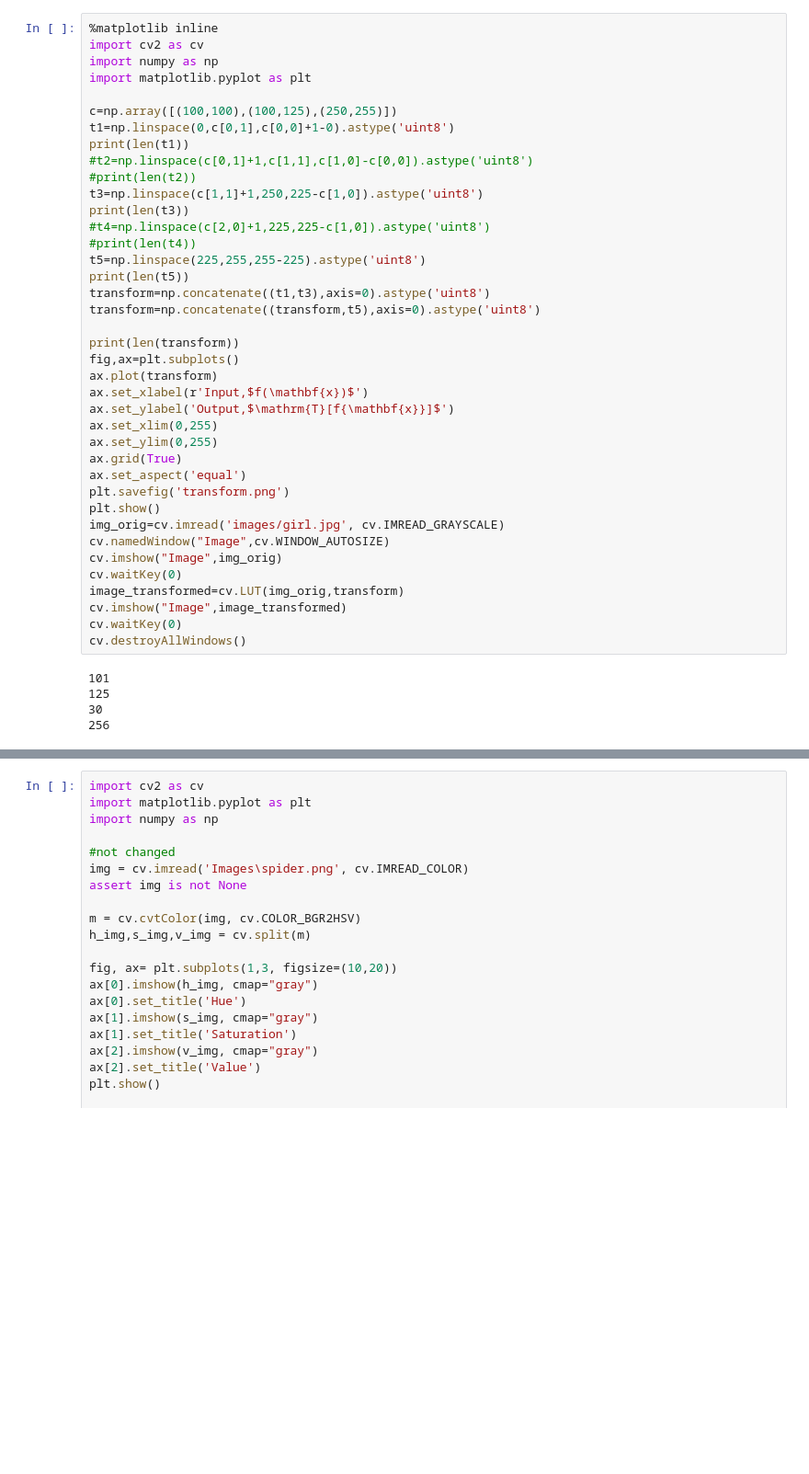
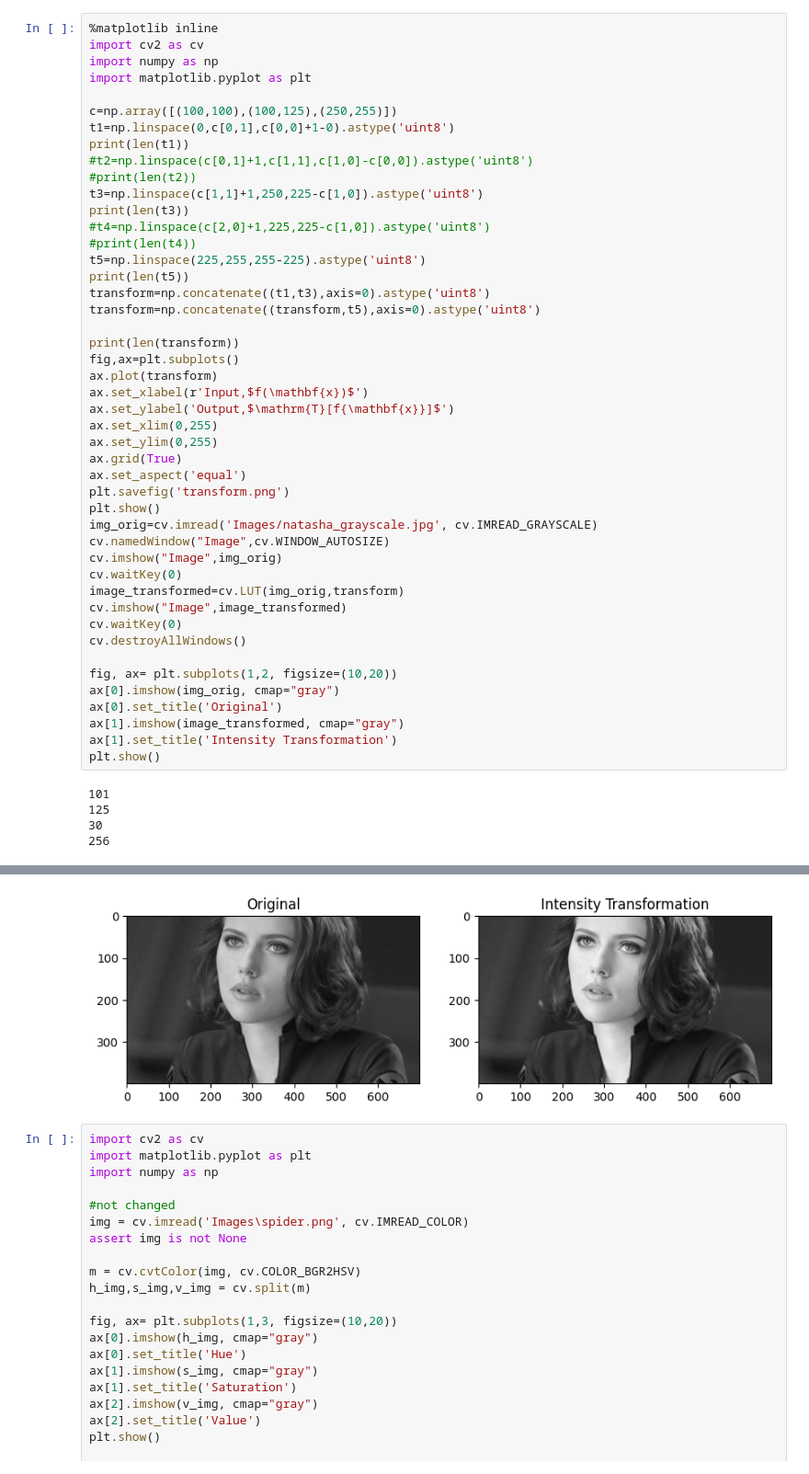
Before and after one commit to mitharaperera/imageProcessingAssignment, a Jupyter notebook: Untitled-1.ipynb, the cells around one changed output, grey strips where cells are left out. Shown at 92% size. Cells and saved outputs as stored; diff of their text form; blank space fills up the shorter version.

```diff
--- a/Untitled-1.ipynb
+++ b/Untitled-1.ipynb
@@ -15,34 +17,42 @@ print(len(t3))
 #print(len(t4))
 t5=np.linspace(225,255,255-225).astype('uint8')
 print(len(t5))
 transform=np.concatenate((t1,t3),axis=0).astype('uint8')
 transform=np.concatenate((transform,t5),axis=0).astype('uint8')
 
 print(len(transform))
 fig,ax=plt.subplots()
 ax.plot(transform)
 ax.set_xlabel(r'Input,$f(\mathbf{x})$')
 ax.set_ylabel('Output,$\mathrm{T}[f{\mathbf{x}}]$')
 ax.set_xlim(0,255)
 ax.set_ylim(0,255)
 ax.grid(True)
 ax.set_aspect('equal')
 plt.savefig('transform.png')
 plt.show()
-img_orig=cv.imread('images/girl.jpg', cv.IMREAD_GRAYSCALE)
+img_orig=cv.imread('Images/natasha_grayscale.jpg', cv.IMREAD_GRAYSCALE)
 cv.namedWindow("Image",cv.WINDOW_AUTOSIZE)
 cv.imshow("Image",img_orig)
 cv.waitKey(0)
 image_transformed=cv.LUT(img_orig,transform)
 cv.imshow("Image",image_transformed)
 cv.waitKey(0)
 cv.destroyAllWindows()
+
+fig, ax= plt.subplots(1,2, figsize=(10,20))
+ax[0].imshow(img_orig, cmap="gray")
+ax[0].set_title('Original')
+ax[1].imshow(image_transformed, cmap="gray")
+ax[1].set_title('Intensity Transformation')
+plt.show()
 # %% [output]
 101
 125
 30
 256
 [figure]
+[figure, added]
 # %%
 import cv2 as cv
 import matplotlib.pyplot as plt
```
Also changed, not shown: parts of 6 cells of this notebook.
